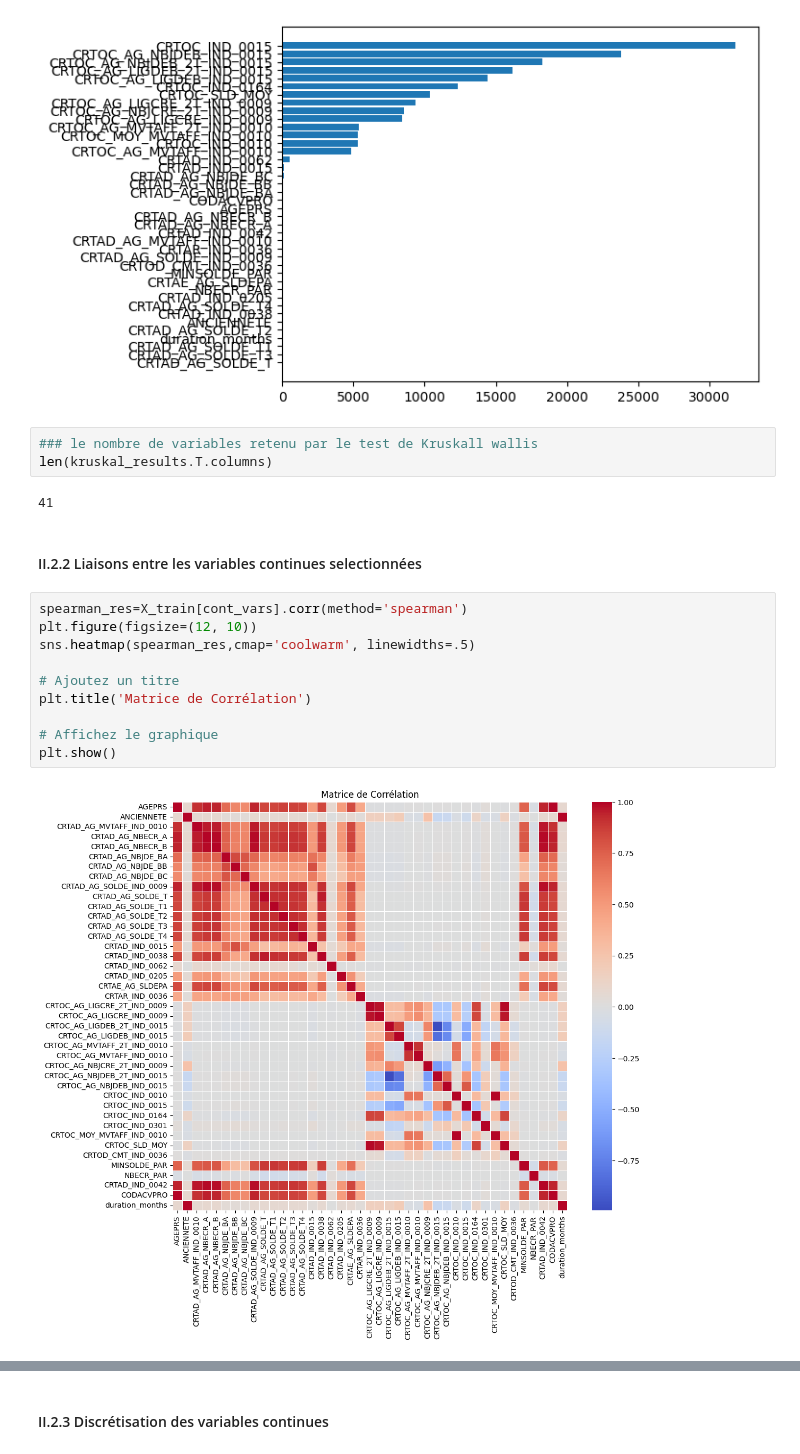
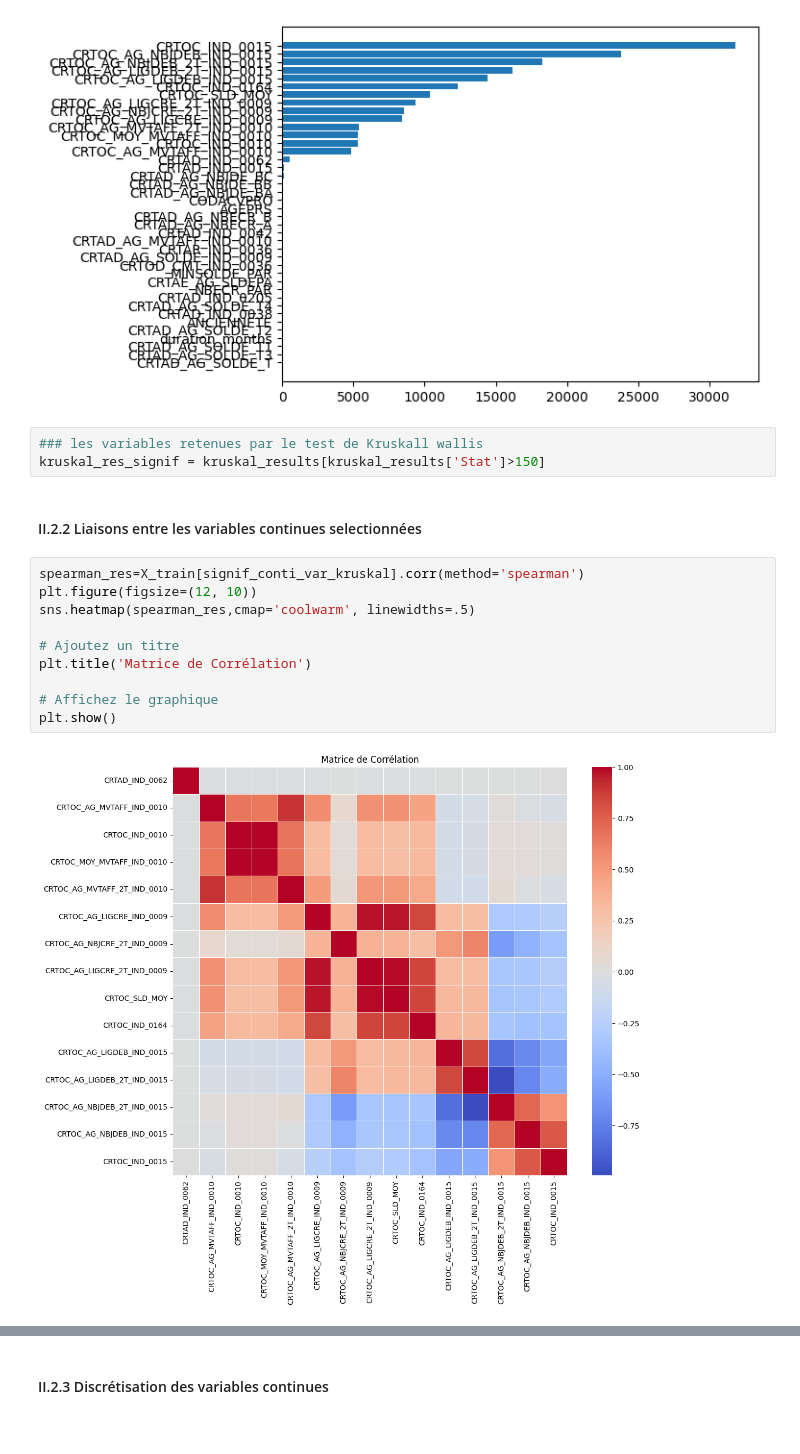
Before and after one commit to cheryl-kdio/Scoring-pj, a Jupyter notebook: desc.ipynb, the cells around one changed output, grey strips where cells are left out. Cells and saved outputs as stored; diff of their text form.

```diff
--- a/desc.ipynb
+++ b/desc.ipynb
@@ -944,21 +950,19 @@ print(signif_conti_var_kruskal)
 Name: Columns, dtype: object
 [figure]
 # %%
-### le nombre de variables retenu par le test de Kruskall wallis
-len(kruskal_results.T.columns)
+### les variables retenues par le test de Kruskall wallis
+kruskal_res_signif = kruskal_results[kruskal_results['Stat']>150]
-# %% [output]
-41
 # %% [markdown]
 #### II.2.2 Liaisons entre les variables continues selectionnées
 # %%
-spearman_res=X_train[cont_vars].corr(method='spearman')
+spearman_res=X_train[signif_conti_var_kruskal].corr(method='spearman')
 plt.figure(figsize=(12, 10))
 sns.heatmap(spearman_res,cmap='coolwarm', linewidths=.5)
 
 # Ajoutez un titre
 plt.title('Matrice de Corrélation')
 
 # Affichez le graphique
 plt.show()
 # %% [output]
-[figure, old version]
+[figure, new version]
```
Also changed, not shown: parts of 17 cells of this notebook, 1 other file.
